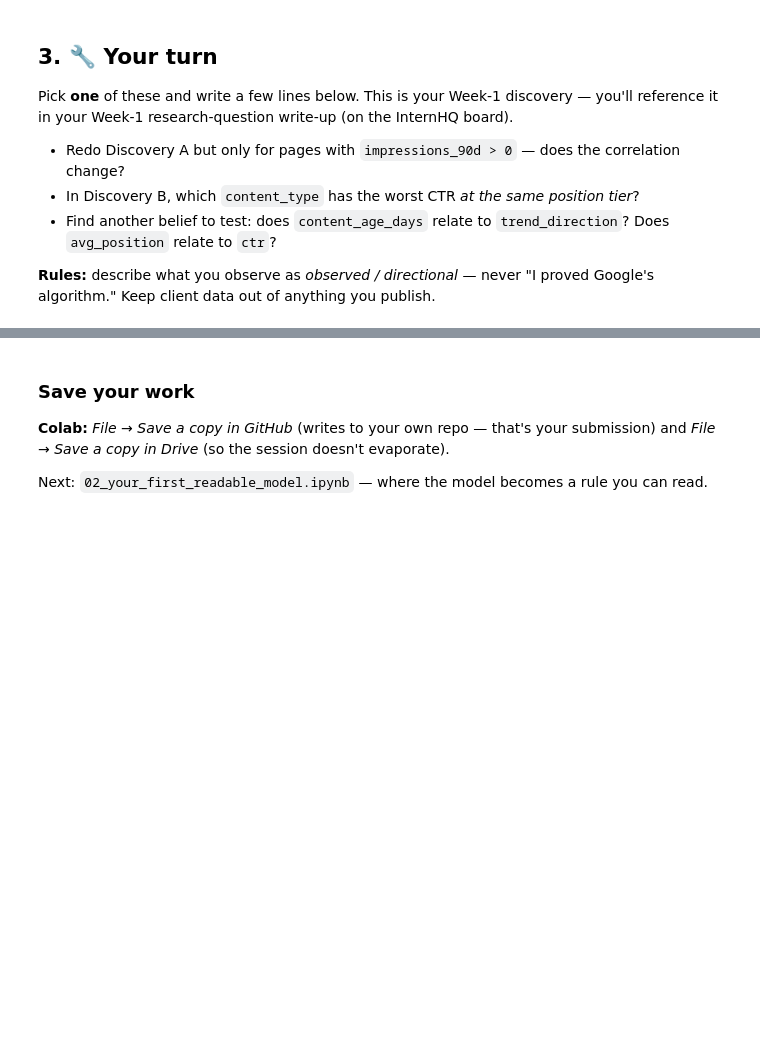
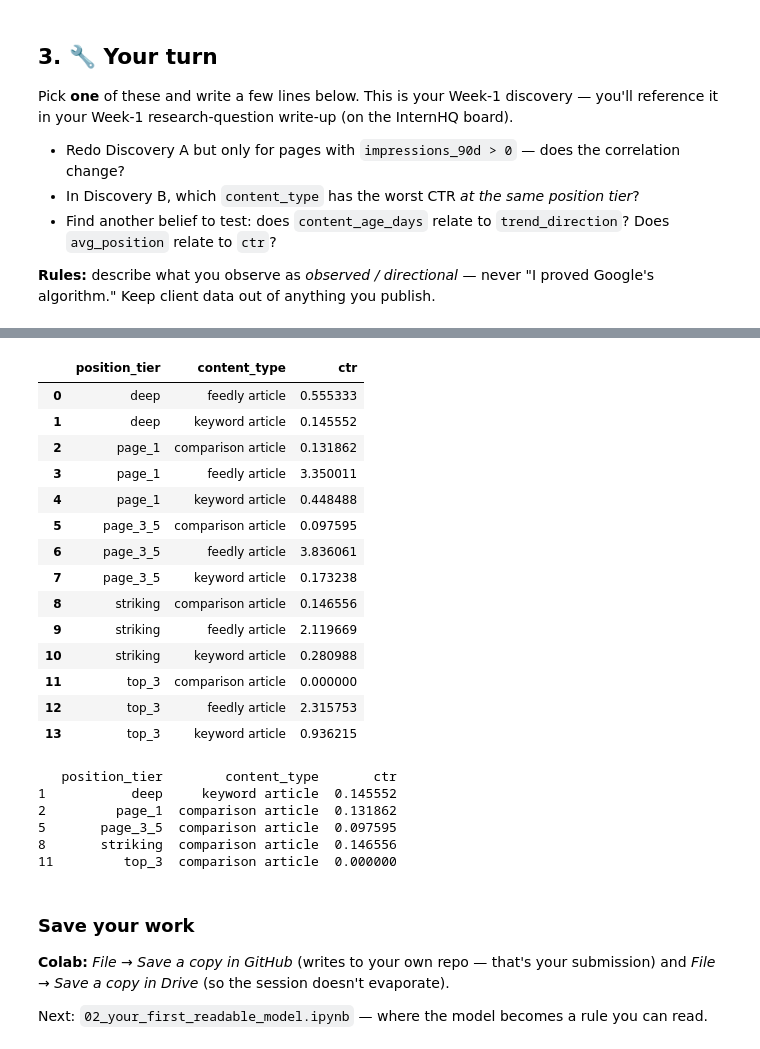
Before and after one commit to Ishikakaur8072005/Flyrank, a Jupyter notebook: notebooks/01_first_look_and_discovery.ipynb, the cells around one changed output, grey strips where cells are left out. Cells and saved outputs as stored; diff of their text form; code cells hidden in the pictures; blank space fills up the shorter version.

```diff
--- a/notebooks/01_first_look_and_discovery.ipynb
+++ b/notebooks/01_first_look_and_discovery.ipynb
@@ -101,0 +183,43 @@ Pick **one** of these and write a few lines below. This is your Week-1 discovery
+# %%
+grouped_ctr = (
+    df.groupby(["position_tier", "content_type"])["ctr"]
+      .mean()
+      .reset_index()
+)
+
+grouped_ctr
+# %% [output]
+|  | position_tier | content_type | ctr |
+| 0 | deep | feedly article | 0.555333 |
+| 1 | deep | keyword article | 0.145552 |
+| 2 | page_1 | comparison article | 0.131862 |
+| 3 | page_1 | feedly article | 3.350011 |
+| 4 | page_1 | keyword article | 0.448488 |
+| 5 | page_3_5 | comparison article | 0.097595 |
+| 6 | page_3_5 | feedly article | 3.836061 |
+| 7 | page_3_5 | keyword article | 0.173238 |
+| 8 | striking | comparison article | 0.146556 |
+| 9 | striking | feedly article | 2.119669 |
+| 10 | striking | keyword article | 0.280988 |
+| 11 | top_3 | comparison article | 0.000000 |
+| 12 | top_3 | feedly article | 2.315753 |
+| 13 | top_3 | keyword article | 0.936215 |
+# %%
+grouped_ctr = (
+    df.groupby(["position_tier", "content_type"])["ctr"]
+      .mean()
+      .reset_index()
+)
+
+worst_ctr = grouped_ctr.loc[
+    grouped_ctr.groupby("position_tier")["ctr"].idxmin()
+]
+
+print(worst_ctr)
+# %% [output]
+   position_tier        content_type       ctr
+1           deep     keyword article  0.145552
+2         page_1  comparison article  0.131862
+5       page_3_5  comparison article  0.097595
+8       striking  comparison article  0.146556
+11         top_3  comparison article  0.000000
```
Also changed, not shown: parts of 11 cells of this notebook.
